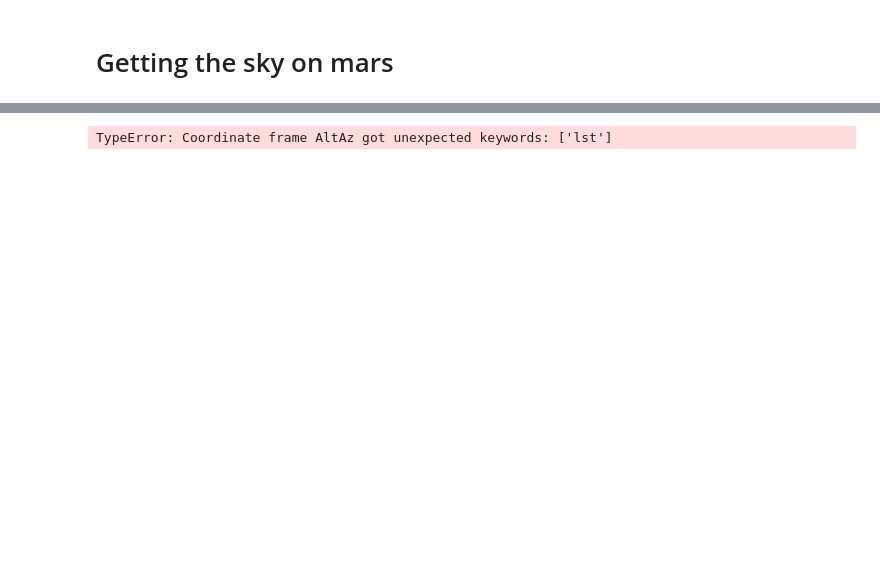
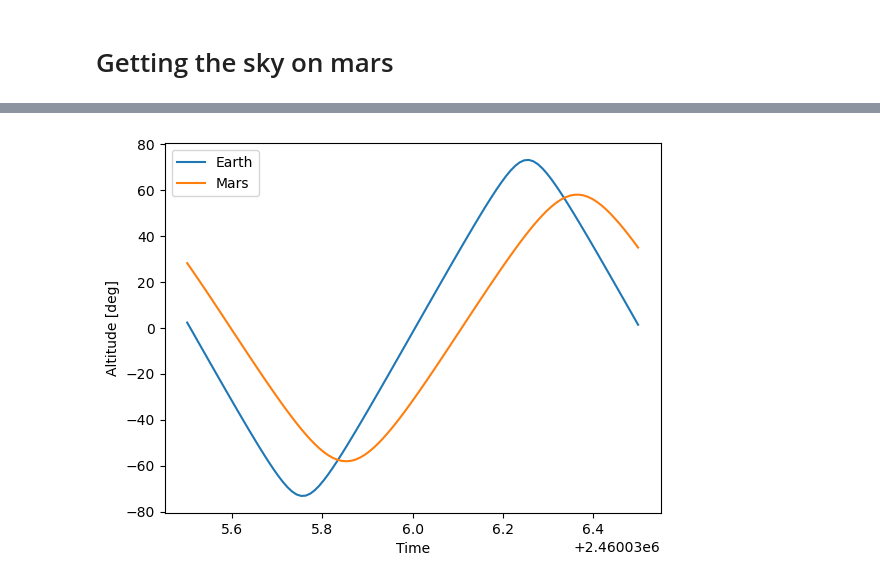
Before and after one commit to Corrado777/CodeAstro9, a Jupyter notebook: notebooks/marssky.ipynb, the cells around one changed output, grey strips where cells are left out. Cells and saved outputs as stored; diff of their text form; code cells hidden in the pictures; blank space fills up the shorter version.

Commit message:
one of the results of all time

```diff
--- a/notebooks/marssky.ipynb
+++ b/notebooks/marssky.ipynb
@@ -4,54 +4,87 @@
 from astropy.time import Time
 from astropy.coordinates import SkyCoord, EarthLocation, AltAz, Longitude
 from astropy import units as u
+import numpy as np
+import matplotlib.pyplot as plt
 
 def get_julian_date(earth_time):
     # Convert Earth time to Julian Date
     earth_time_astropy = Time(earth_time, format='iso', scale='utc')
     return earth_time_astropy.jd
 
-def get_mars_sidereal_time(julian_date, mars_longitude):
+def scale_julian_date(julian_date):
     # Mars' sidereal period in days
     mars_sidereal_period = 1.027491
 
     # Convert Julian Date to Astropy Time object
-    time = Time(julian_date, format='jd')
+    # time = Time(julian_date, format='jd')
 
     # Calculate the fraction of a day since a known Mars LST epoch (JD)
-    jd_since_epoch = time.jd - 2451549.5
-    mars_days_since_epoch = jd_since_epoch / mars_sidereal_period
+    jd_since_epoch = julian_date - 2451549.5 - 0.00886519
+    mars_jd_equivilent = jd_since_epoch / mars_sidereal_period
 
-    # Calculate LST in hours
-    lst_hours = (mars_days_since_epoch * 24) % 24
-
-    # Adjust for the observer's longitude (in degrees)
-    longitude_factor = mars_longitude / 360.0
-    lst_adjusted_hours = (lst_hours + 24 * longitude_factor) % 24
-
-    # Convert to Astropy Longitude for compatibility with AltAz
-    lst = Longitude(lst_adjusted_hours * u.hourangle)
-
-    return lst
+    return mars_jd_equivilent
 
 def get_mars_sky_coords(julian_date, mars_location_longitude, mars_location_latitude):
     # Calculate Local Sidereal Time (LST) for the given Mars location and time
-    lst = get_mars_sidereal_time(julian_date, mars_location_longitude)
+    mars_jd = scale_julian_date(julian_date)
 
     # Assuming you have the longitude and latitude for your observation point on Mars
     mars_location = EarthLocation(lat=mars_location_latitude*u.deg, lon=mars_location_longitude*u.deg, height=0*u.m)
 
     # Convert to AltAz frame at the given LST and location on Mars
-    altaz = AltAz(obstime=Time(julian_date, format='jd'), location=mars_location)
+    altaz = AltAz(obstime=Time(mars_jd, format='jd'), location=mars_location)
 
     # Example: Get the sky position of Sirius
     sirius = SkyCoord.from_name('Sirius')
     sirius_altaz = sirius.transform_to(altaz)
 
-    print(f"Sirius's position on Mars at LST {lst}: Altitude {sirius_altaz.alt}, Azimuth {sirius_altaz.az}")
+    #print(f"Sirius's position on Mars at jd {julian_date}: Altitude {sirius_altaz.alt}, Azimuth {sirius_altaz.az}")
+    return sirius_altaz.alt.value
+
+def get_earth_sky_coords(julian_date, earth_location_longitude, earth_location_latitude):
+
+
+    # Assuming you have the longitude and latitude for your observation point on Mars
+    earth_location = EarthLocation(lat=earth_location_latitude*u.deg, lon=earth_location_longitude*u.deg, height=0*u.m)
+
+    # Convert to AltAz frame at the given LST and location on Mars
+    altaz = AltAz(obstime=Time(julian_date, format='jd'), location=earth_location)
+
+    # Example: Get the sky position of Sirius
+    sirius = SkyCoord.from_name('Sirius')
+    sirius_altaz = sirius.transform_to(altaz)
+
+    #print(f"Sirius's position on Mars at jd {julian_date}: Altitude {sirius_altaz.alt}, Azimuth {sirius_altaz.az}")
+    return sirius_altaz.alt.value
+
+
 
 # Example usage
 earth_time = "2023-04-01 12:00:00"
 julian_date = get_julian_date(earth_time)
-print(julian_date)
 get_mars_sky_coords(julian_date, mars_location_longitude=0, mars_location_latitude=0)
+get_earth_sky_coords(julian_date, earth_location_longitude=0, earth_location_latitude=0)
+
+
+# Plot an ephemeris centered around the time and date
+
+# get times (date minus half of a day)
+timepoints = Time(julian_date, format='jd') + np.linspace(-0.5, 0.5, 100)
+earth_alt = []
+mars_alt = []
+for time in timepoints:
+    julian_date = time.jd
+    # mars_jd = scale_julian_date(julian_date)
+
+    earth_alt.append(get_earth_sky_coords(julian_date, earth_location_longitude=0, earth_location_latitude=0))
+    mars_alt.append(get_mars_sky_coords(julian_date, mars_location_longitude=0, mars_location_latitude=0))
+
+
+plt.plot(timepoints.value, earth_alt, label='Earth')
+plt.plot(timepoints.value, mars_alt, label='Mars')
+plt.xlabel('Time')
+plt.ylabel('Altitude [deg]')
+plt.legend()
+plt.show()
 # %% [output]
@@ -59 +93 @@ get_mars_sky_coords(julian_date, mars_location_longitude=0, mars_location_latitu
-TypeError: Coordinate frame AltAz got unexpected keywords: ['lst']
+[figure, added]
```
Also changed, not shown: parts of 1 cell of this notebook.
